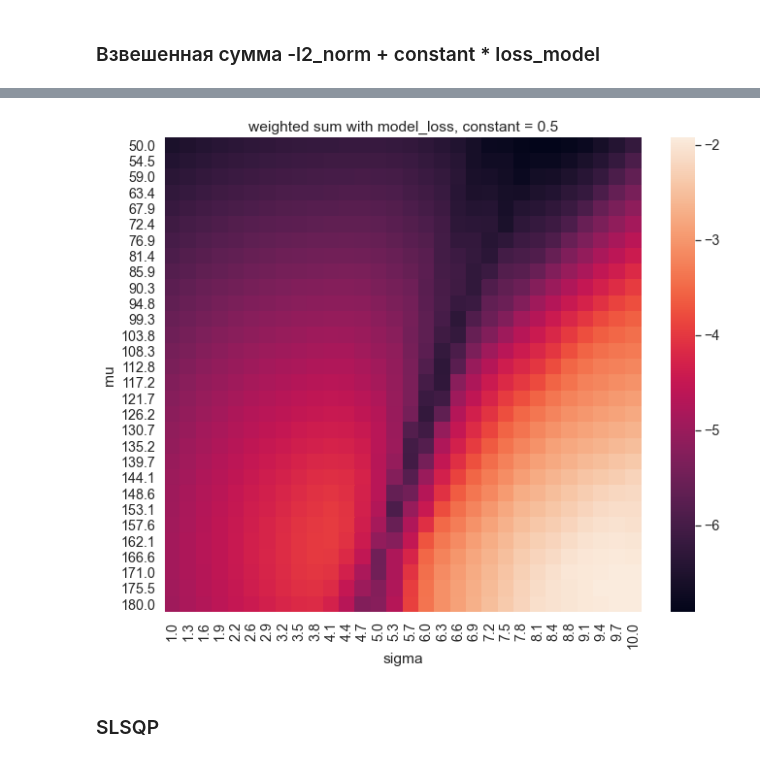
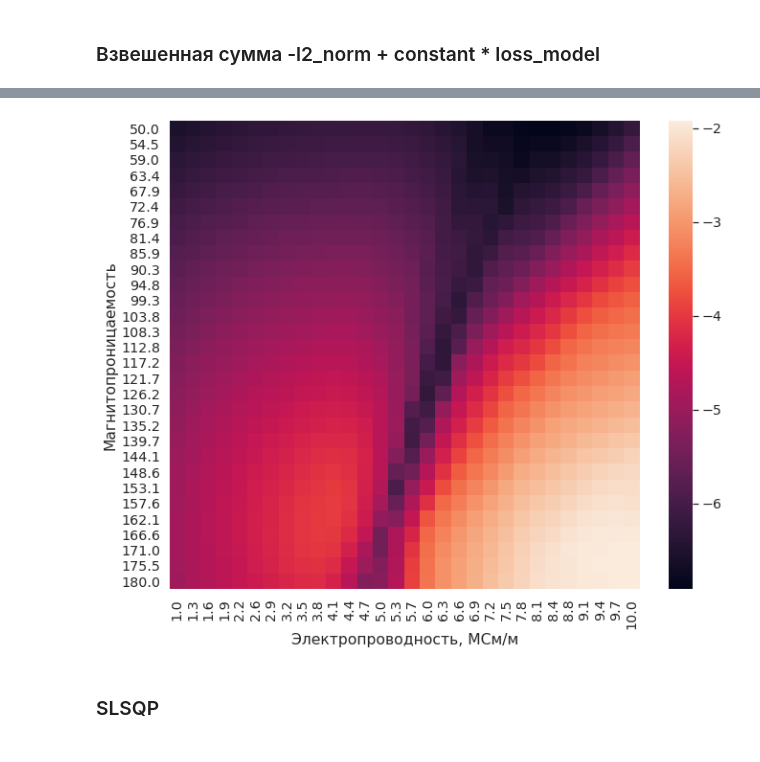
Before and after one commit to AAYamoldin/Diploma, a Jupyter notebook: pulse/minimize_Sigma_MU.ipynb, the cells around one changed output, grey strips where cells are left out. Cells and saved outputs as stored; diff of their text form; code cells hidden in the pictures.

```diff
--- a/pulse/minimize_Sigma_MU.ipynb
+++ b/pulse/minimize_Sigma_MU.ipynb
@@ -336,13 +378,13 @@ f.savefig(name + '.png', bbox_inches='tight')
 # %%
 constant = 0.5
 weighted_sum = -l2 + constant * loss_net
 f, ax = plt.subplots(figsize=(11, 9))
 sns.heatmap(weighted_sum, annot=False)
 name = "weighted sum with model_loss, constant = " + str(constant)
-ax.set(xlabel='sigma', ylabel='mu', title=name)
-f.savefig(name + '.png', bbox_inches='tight')
+ax.set(xlabel='Электропроводность, МСм/м', ylabel='Магнитопроницаемость')
+f.savefig('../Pictures/Тепловая карта взвешенной суммы нейросети.png', bbox_inches='tight')
 # %% [output]
-[figure, old version]
+[figure, new version]
 # %% [markdown]
 ### SLSQP
 # %%
```
Also changed, not shown: parts of 11 cells of this notebook, 15 other files.
